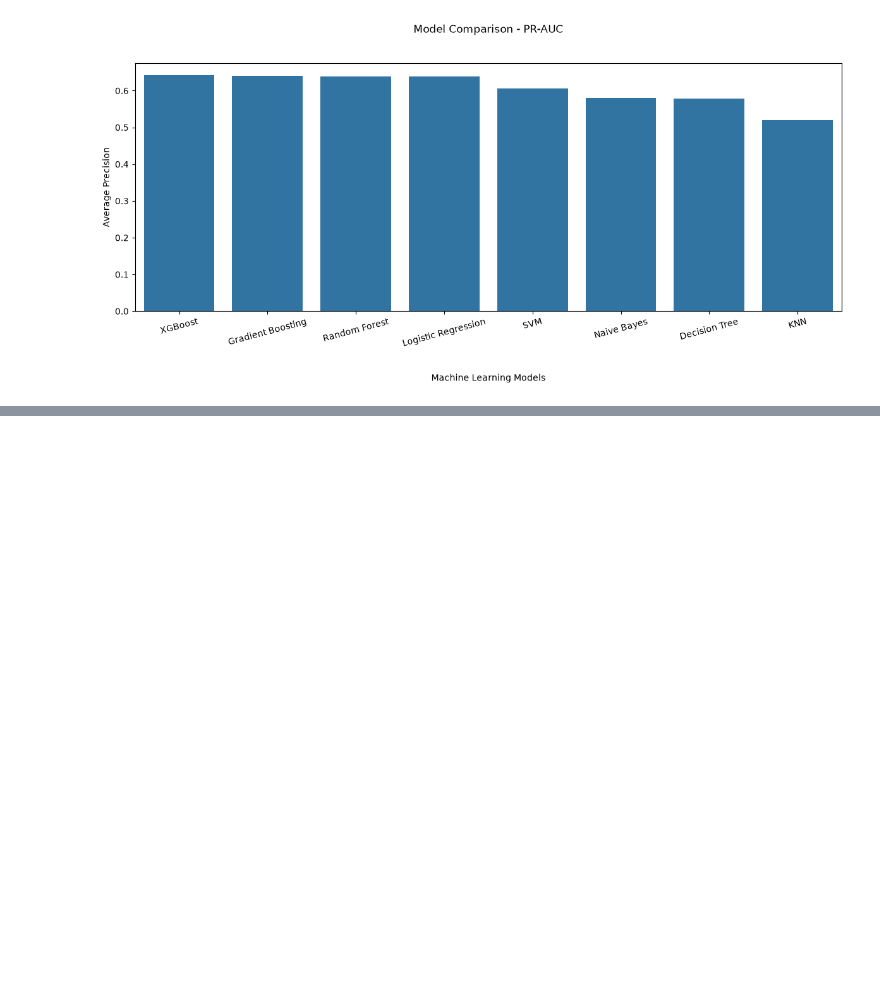
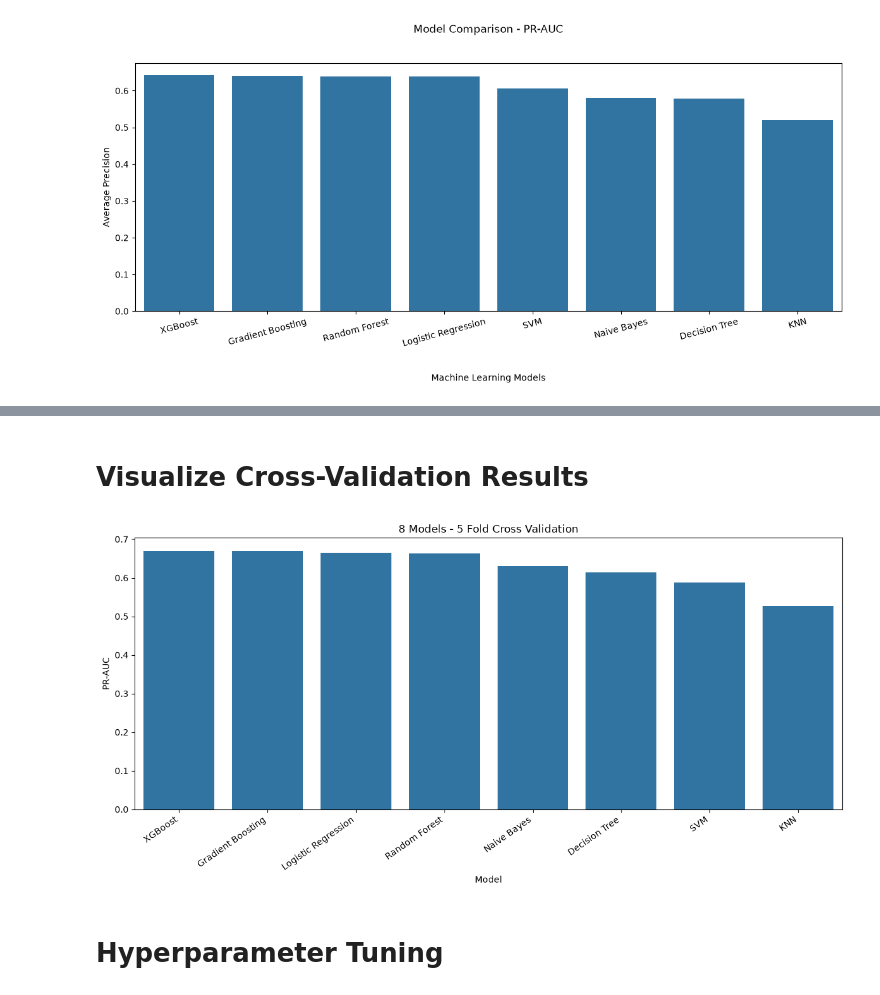
Before and after one commit to rifat9754/Customer-Churn-Prediction, a Jupyter notebook: notebooks/03_model_training.ipynb, the cells around one changed output, grey strips where cells are left out. Cells and saved outputs as stored; diff of their text form; code cells hidden in the pictures; blank space fills up the shorter version.

Commit message:
5-Fold Cross Validation, Hyperparameter Tuning,Threshold Optimization,Final Test Evaluation

```diff
--- a/notebooks/03_model_training.ipynb
+++ b/notebooks/03_model_training.ipynb
@@ -479,0 +497,11 @@ plt.show()
+# %%
+cv = StratifiedKFold(
+    n_splits=5,
+    shuffle=True,
+    random_state=42
+)
+# %%
+# Load fitted preprocessor
+preprocessor = joblib.load("../models/preprocessor.pkl")
+
+print("Preprocessor loaded successfully!")
@@ -479,0 +535,10 @@ plt.show()
+# %%
+from sklearn.base import clone
+from sklearn.pipeline import Pipeline
+
+def create_pipeline(model):
+
+    return Pipeline([
+        ("preprocessor", clone(preprocessor)),
+        ("classifier", clone(model))
+    ])
@@ -479,0 +607,9 @@ plt.show()
+# %%
+cv_results_df = pd.DataFrame(cv_results)
+
+cv_results_df = cv_results_df.sort_values(
+    by="PR-AUC",
+    ascending=False
+).reset_index(drop=True)
+
+cv_results_df
@@ -479,0 +626,19 @@ plt.show()
+# %% [markdown]
+# Visualize Cross-Validation Results
+# %%
+plt.figure(figsize=(12, 6))
+
+sns.barplot(
+    data=cv_results_df,
+    x="Model",
+    y="PR-AUC"
+)
+
+plt.title("8 Models - 5 Fold Cross Validation")
+plt.xticks(rotation=35, ha="right")
+plt.tight_layout()
+plt.show()
+# %% [output]
+[figure, added]
+# %% [markdown]
+# Hyperparameter Tuning
```
Also changed, not shown: parts of 34 cells of this notebook, 1 other file.
